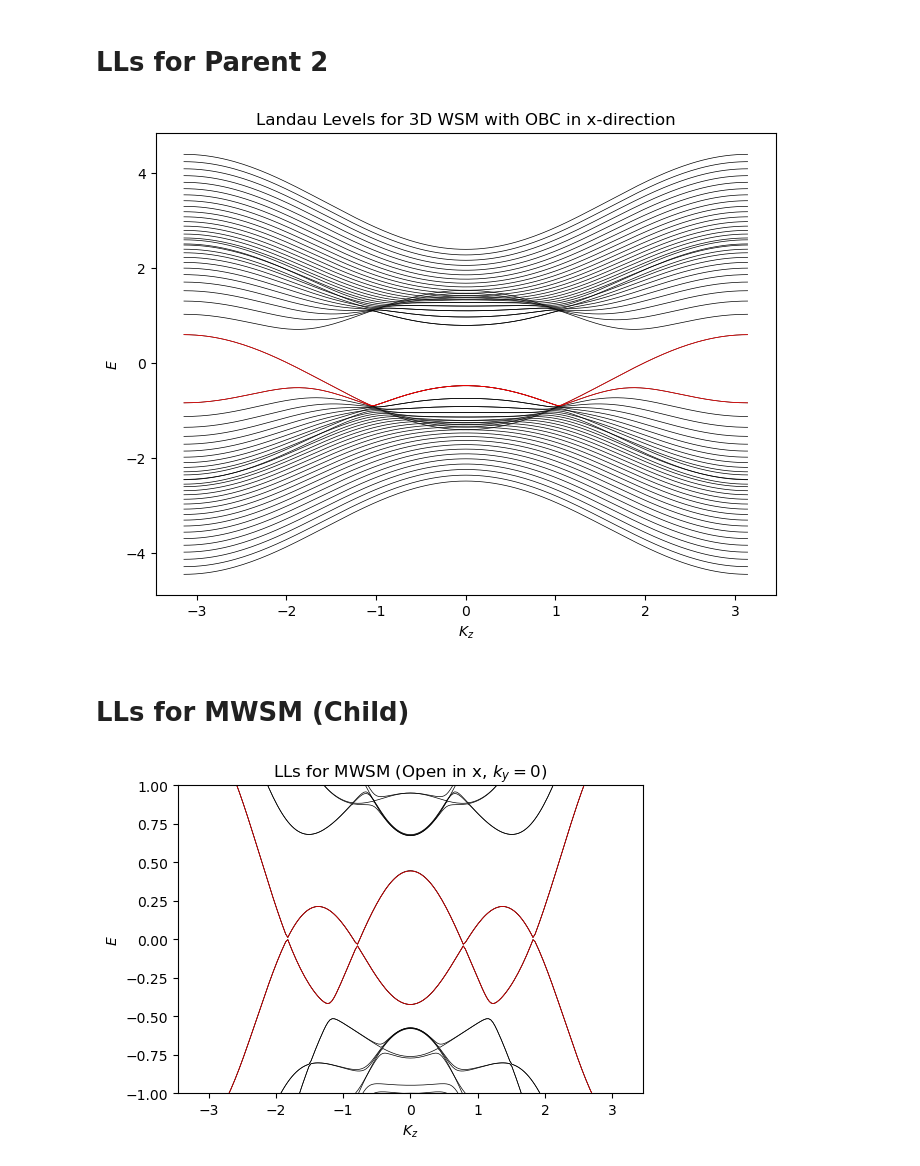
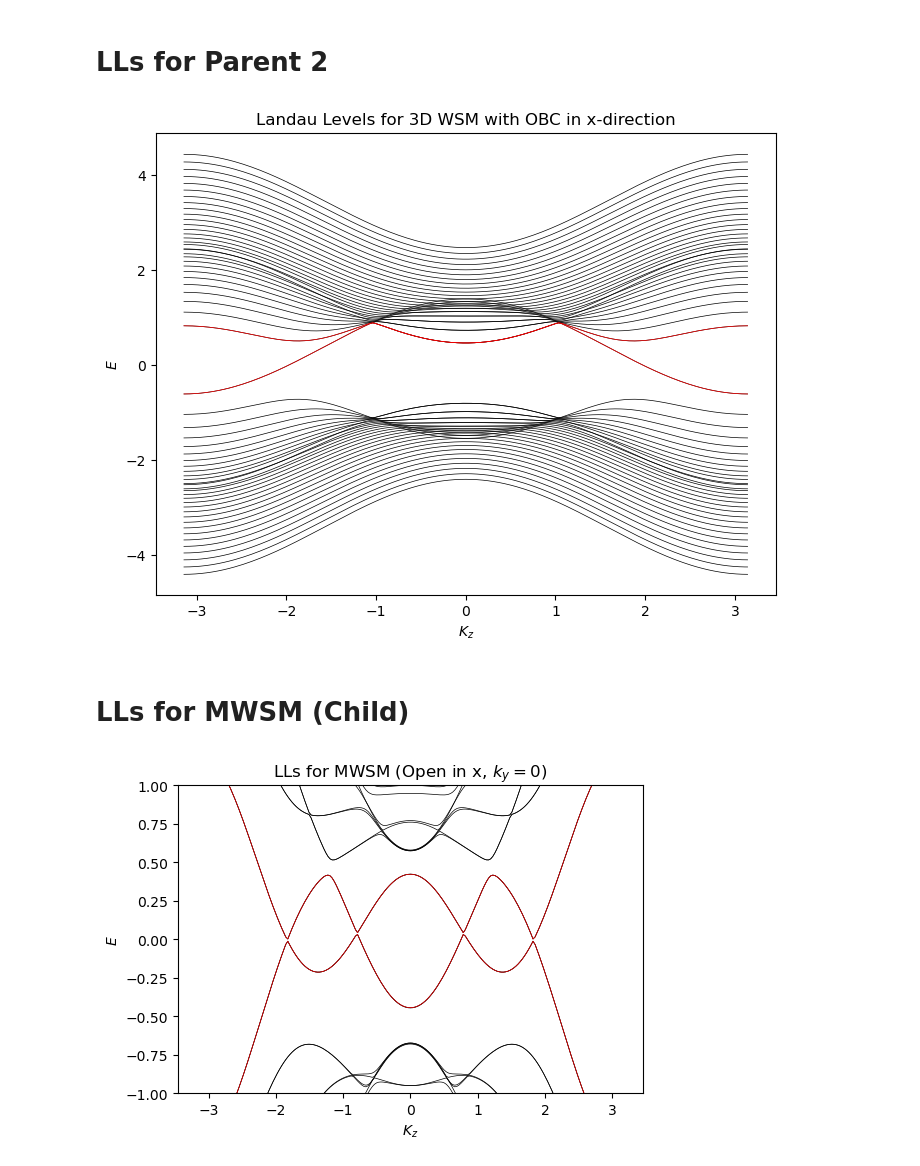
Before and after one commit to gehadibany/topological-phases-simulations, a Jupyter notebook: 3D_multiplicative_weyl_semimetal_||/landau_levels.ipynb, the cells around one changed output. Saved outputs shown, nothing was run; the diff lists cells and outputs as text; code cells hidden in the pictures.

```diff
--- a/3D_multiplicative_weyl_semimetal_||/landau_levels.ipynb
+++ b/3D_multiplicative_weyl_semimetal_||/landau_levels.ipynb
@@ -32,7 +32,7 @@ for kz in kzs:
     HP1_open = np.zeros((2*L, 2*L), dtype=complex)
     for i in range(L):
         H_P10 = np.sin(ky+B*i)*tau_y+(2+g1-np.cos(ky+B*i)-np.cos(kz))*tau_z
-        V_P10 = (-1j/2)*tau_x+(1/2)*tau_z
+        V_P10 = (-1j/2)*tau_x-(1/2)*tau_z
 
         HP1_open[2*i:2*i+2, 2*i:2*i+2] = H_P10
         if i < L - 1:
@@ -71,7 +71,7 @@ for kz in kzs:
     HP2_open = np.zeros((2*L, 2*L), dtype=complex)
     for i in range(L):
         H_P20 = np.sin(ky+B*i)*sigma_y+(2+g2-np.cos(ky+B*i)-np.cos(kz))*sigma_z
-        V_P20 = (-1j/2)*sigma_x+(1/2)*sigma_z
+        V_P20 = (-1j/2)*sigma_x-(1/2)*sigma_z
 
         HP2_open[2*i:2*i+2, 2*i:2*i+2] = H_P20
         if i < L - 1:
@@ -100,7 +100,7 @@ for b in [mid-1, mid]:
 
 plt.show()
 # %% [output]
-[figure, old version]
+[figure, new version]
 # %% [markdown]
 # LLs for MWSM (Child)
 # %%
@@ -113,21 +113,21 @@ for kz in kzs:
 
         #H1 = H_P1 + VP_1 *exp(ikx) + VP_1d *exp(iky)
         HP_1 = np.sin(ky+2*B*i)*tau_y+(2+g1-np.cos(ky+2*B*i)-np.cos(kz))*tau_z
-        VP_1 = (-1j/2)*tau_x+(1/2)*tau_z
+        VP_1 = (-1j/2)*tau_x-(1/2)*tau_z
         VP_1d = VP_1.conj().T
 
         #H2 = H_P2 + VP_2 *exp(ikx) + VP_2d *exp(iky)
         HP_2 = np.sin(ky+2*B*i)*sigma_y-(2+g2-np.cos(ky+2*B*i)-np.cos(kz))*sigma_z
-        VP_2 = (-1j/2)*sigma_x-(1/2)*sigma_z
+        VP_2 = (1j/2)*sigma_x+(1/2)*sigma_z
         VP_2d = VP_2.conj().T
 
         nHP_1 = np.sin(ky+2*B*(i+0.5))*tau_y+(2+g1-np.cos(ky+2*B*(i+0.5))-np.cos(kz))*tau_z
-        nVP_1 = (-1j/2)*tau_x+(1/2)*tau_z
+        nVP_1 = (-1j/2)*tau_x-(1/2)*tau_z
         nVP_1d = nVP_1.conj().T
 
         #H2 = H_P2 + VP_2 *exp(ikx) + VP_2d *exp(iky)
         nHP_2 = np.sin(ky+2*B*(i+0.5))*sigma_y-(2+g2-np.cos(ky+2*B*(i+0.5))-np.cos(kz))*sigma_z
-        nVP_2 = (-1j/2)*sigma_x-(1/2)*sigma_z
+        nVP_2 = (1j/2)*sigma_x+(1/2)*sigma_z
         nVP_2d = nVP_2.conj().T
 
         #H_c = H1⊗ H2
@@ -149,31 +149,31 @@ for kz in kzs:
         if i < L - 2:
             H_child[4*i:4*(i+1), 4*(i+2):4*(i+3)] = v_hops
             H_child[4*(i+2):4*(i+3), 4*i:4*(i+1)] = v_hops.conj().T
         if i == L-2:
             H_child[4*i:4*(i+1), 0:4] = v_hops
             H_child[0:4, 4*i:4*(i+1)] = v_hops.conj().T
 
 
     eigenvals_oc_child = np.linalg.eigvalsh(H_child)
     child_eigvals_oc_vs_kz.append(eigenvals_oc_child)
 
 
 child_eigvals_oc_vs_kz = np.array(child_eigvals_oc_vs_kz).T
 
 #plot
 fig, ax = plt.subplots(figsize=(6,4))
 for band in child_eigvals_oc_vs_kz:
     ax.plot(kzs, band, color='black', linewidth=0.5)
 
 ax.set_xlabel ('$K_z$')
 ax.set_ylabel ('$E$')
 ax.set_title ('LLs for MWSM (Open in x, $k_y = 0$)')
 ax.set_ylim (-1,1)
 
 mid = 2*L
 for b in [mid-1, mid]:
     plt.plot(kzs,child_eigvals_oc_vs_kz[b], color='red', linewidth =0.5)
 
 plt.show()
 # %% [output]
-[figure, old version]
+[figure, new version]
```
Also changed, not shown: parts of 1 cell of this notebook, 9 other files.
